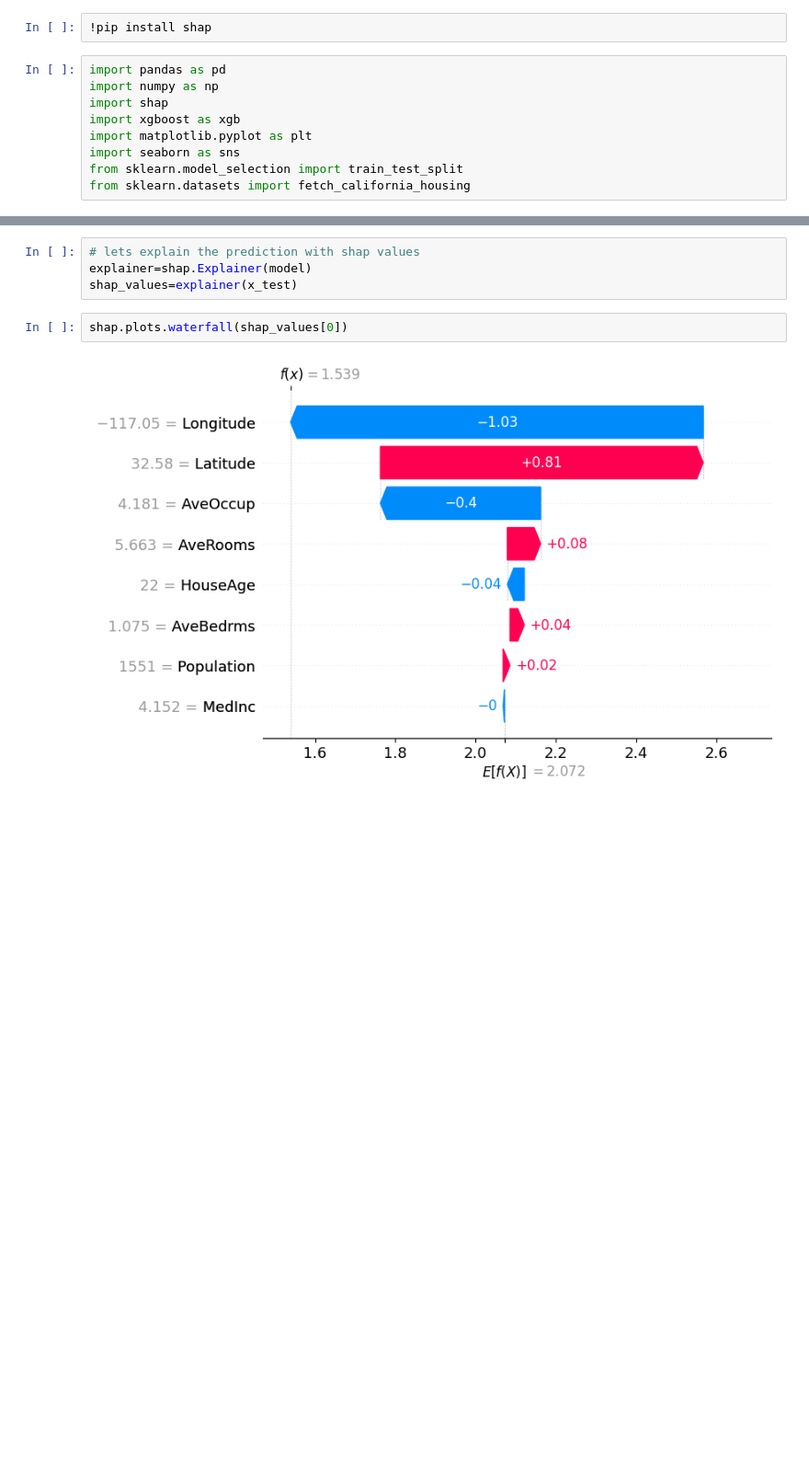
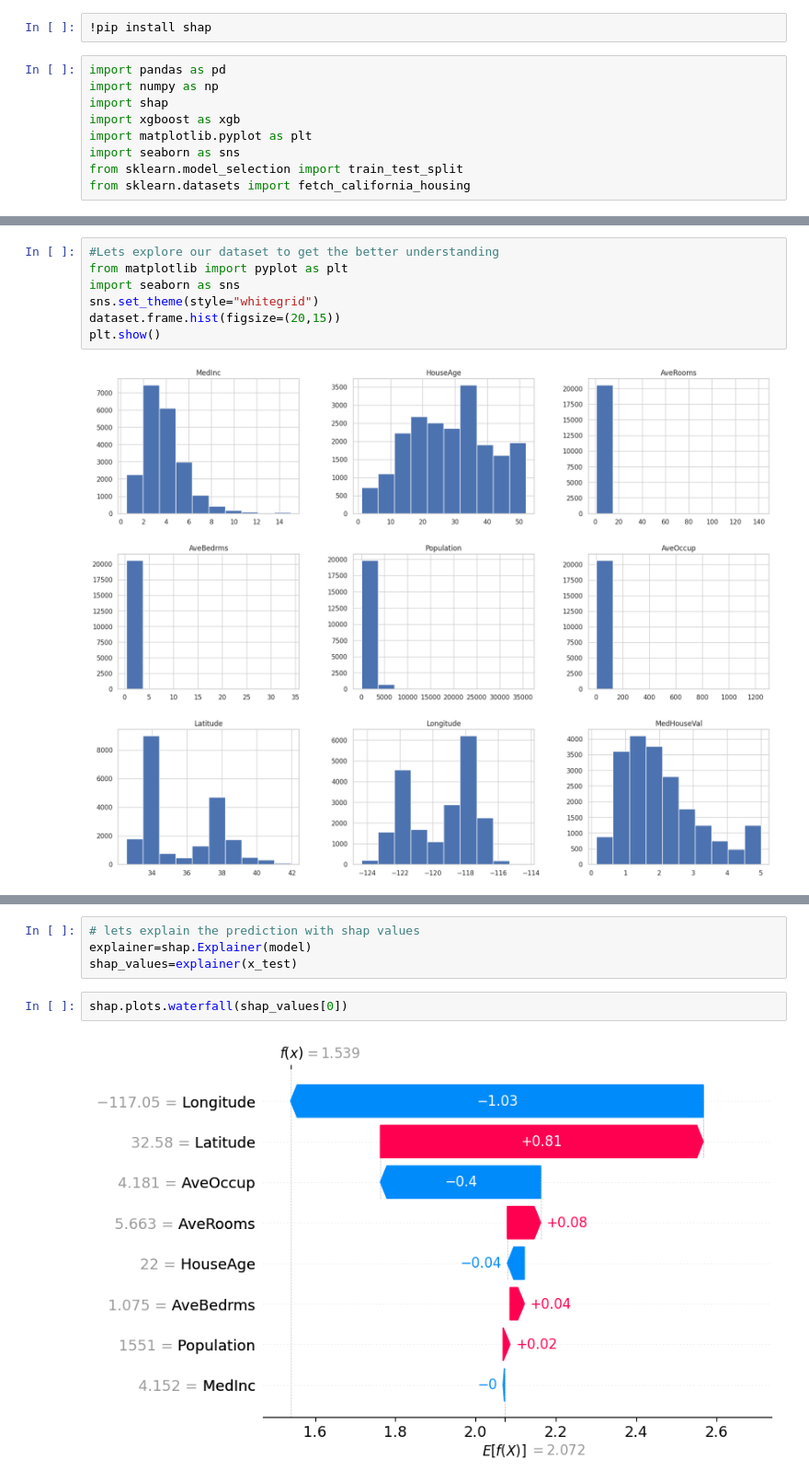
Before and after one commit to abdulwahab94/abdulwahab94.github.io, a Jupyter notebook: SHAP_values.ipynb, the cells around one changed output, grey strips where cells are left out. Shown at 92% size. Drawn from its saved outputs; the diff is of its cells as text; blank space fills up the shorter version.

```diff
--- a/SHAP_values.ipynb
+++ b/SHAP_values.ipynb
@@ -24 +52,10 @@ dataset.frame.head()
+# %%
+#Lets explore our dataset to get the better understanding
+from matplotlib import pyplot as plt
+import seaborn as sns
+sns.set_theme(style="whitegrid")
+dataset.frame.hist(figsize=(20,15))
+plt.show()
+# %% [output]
+[figure, added]
 # %%
```
Also changed, not shown: parts of 2 cells of this notebook.
